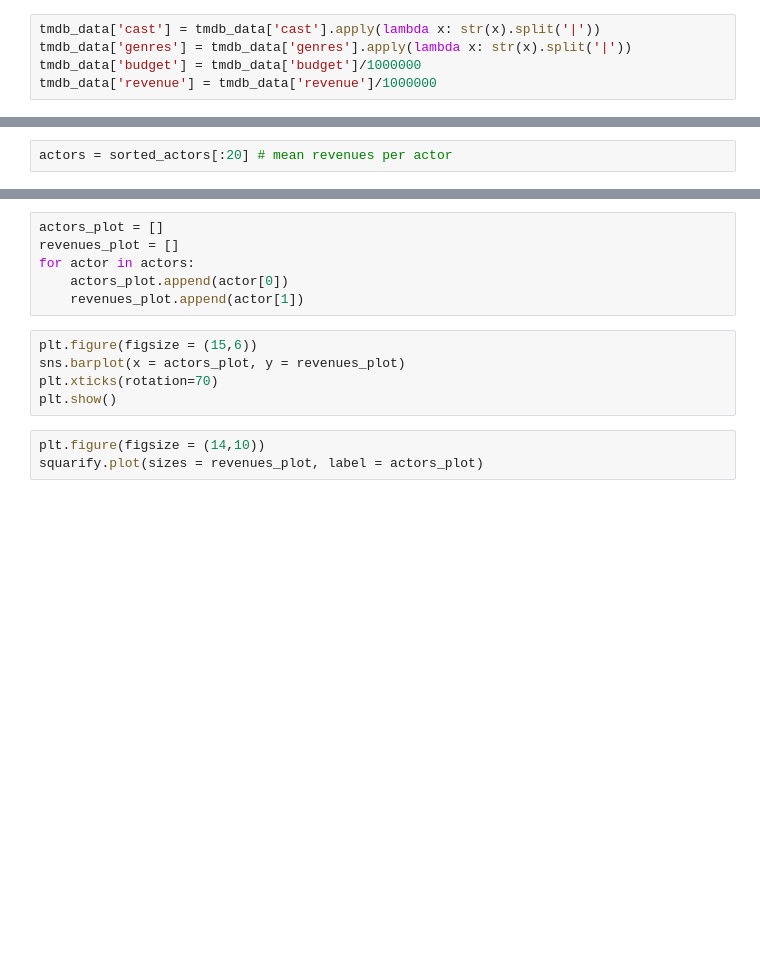
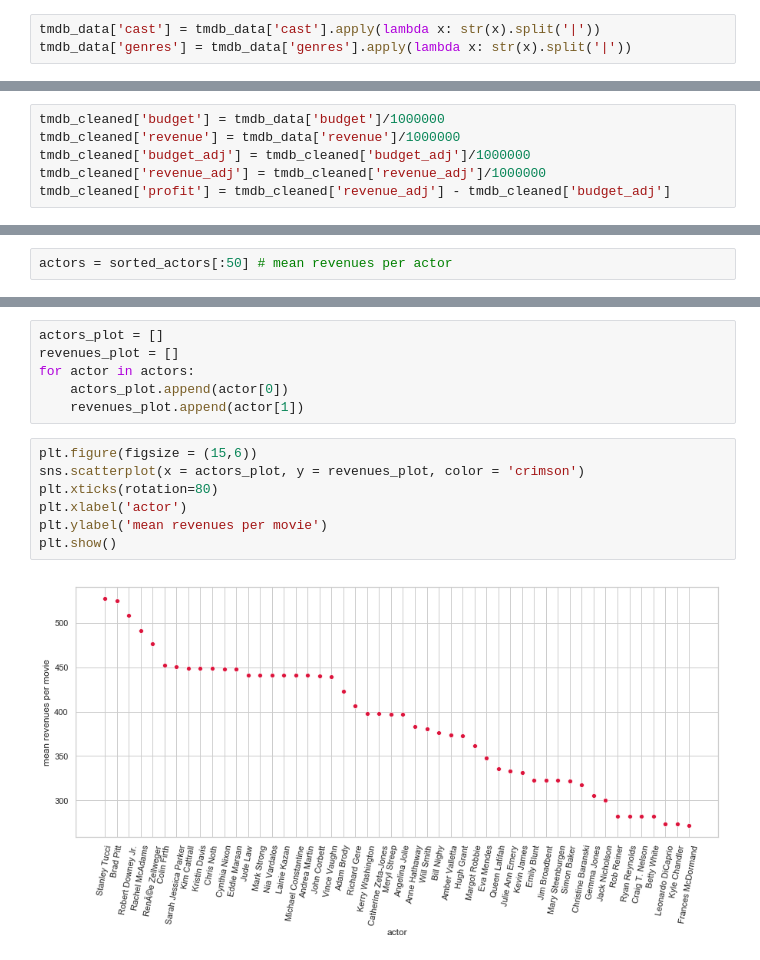
Before and after one commit to Seb-Bas/module_one_project, a Jupyter notebook: Main.ipynb, the cells around one changed output, grey strips where cells are left out. Saved outputs shown, nothing was run; the diff lists cells and outputs as text; blank space fills up the shorter version.

```diff
--- a/Main.ipynb
+++ b/Main.ipynb
@@ -79,8 +101,6 @@ tmdb_data.drop(columns = ['id', 'homepage', 'tagline', 'keywords', 'overview', '
 # %%
 tmdb_data['cast'] = tmdb_data['cast'].apply(lambda x: str(x).split('|'))
 tmdb_data['genres'] = tmdb_data['genres'].apply(lambda x: str(x).split('|'))
-tmdb_data['budget'] = tmdb_data['budget']/1000000
-tmdb_data['revenue'] = tmdb_data['revenue']/1000000
 # %%
 tmdb_cleaned = tmdb_data.sort_values(by = ['revenue_adj'], ascending = False)
 tmdb_cleaned = tmdb_cleaned[~tmdb_cleaned.director.isna()]
@@ -93,3 +109,9 @@ tmdb_cleaned['profit'] = tmdb_cleaned['revenue_adj'] - tmdb_cleaned['budget_adj'
+# %%
+tmdb_cleaned['budget'] = tmdb_data['budget']/1000000
+tmdb_cleaned['revenue'] = tmdb_data['revenue']/1000000
+tmdb_cleaned['budget_adj'] = tmdb_cleaned['budget_adj']/1000000
+tmdb_cleaned['revenue_adj'] = tmdb_cleaned['revenue_adj']/1000000
+tmdb_cleaned['profit'] = tmdb_cleaned['revenue_adj'] - tmdb_cleaned['budget_adj']
 # %%
 tmdb_cleaned[tmdb_cleaned['original_title'] == 'Avatar']
 # %% [output]
@@ -282,7 +443,7 @@ for tup in casts_n_profit:
 # %%
 sorted_actors = sorted(actors_dict.items(), key = lambda x: x[1], reverse = True)
 # %%
-actors = sorted_actors[:20] # mean revenues per actor
+actors = sorted_actors[:50] # mean revenues per actor
 # %% [markdown]
 Maybe instead of looking at revenues I can look at popularity (whatever that column actually means)
 # %%
@@ -293,9 +454,10 @@ for actor in actors:
     revenues_plot.append(actor[1])
 # %%
 plt.figure(figsize = (15,6))
-sns.barplot(x = actors_plot, y = revenues_plot)
-plt.xticks(rotation=70)
+sns.scatterplot(x = actors_plot, y = revenues_plot, color = 'crimson')
+plt.xticks(rotation=80)
+plt.xlabel('actor')
+plt.ylabel('mean revenues per movie')
 plt.show()
+# %% [output]
+[figure, added]
-# %%
-plt.figure(figsize = (14,10))
-squarify.plot(sizes = revenues_plot, label = actors_plot)
```
Also changed, not shown: parts of 21 cells of this notebook.
